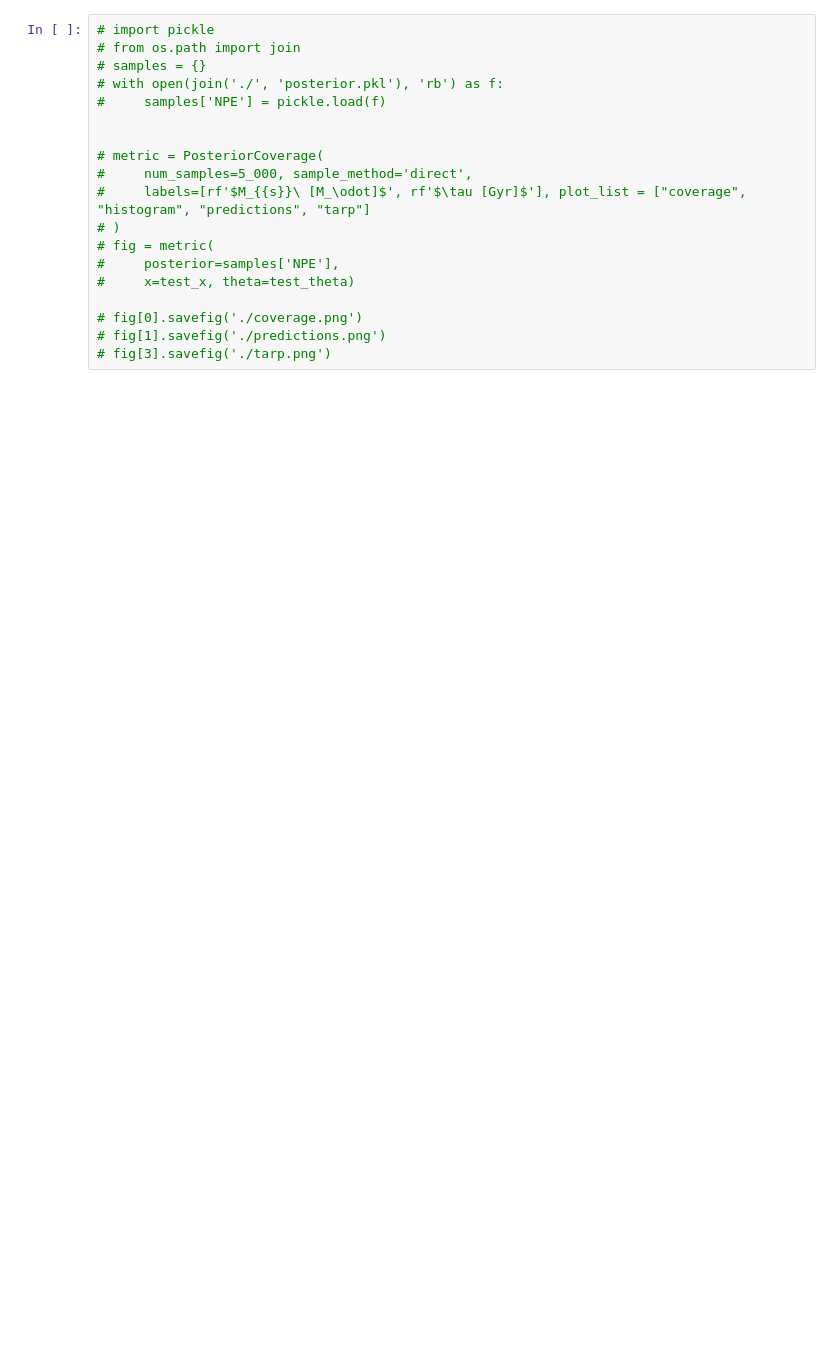
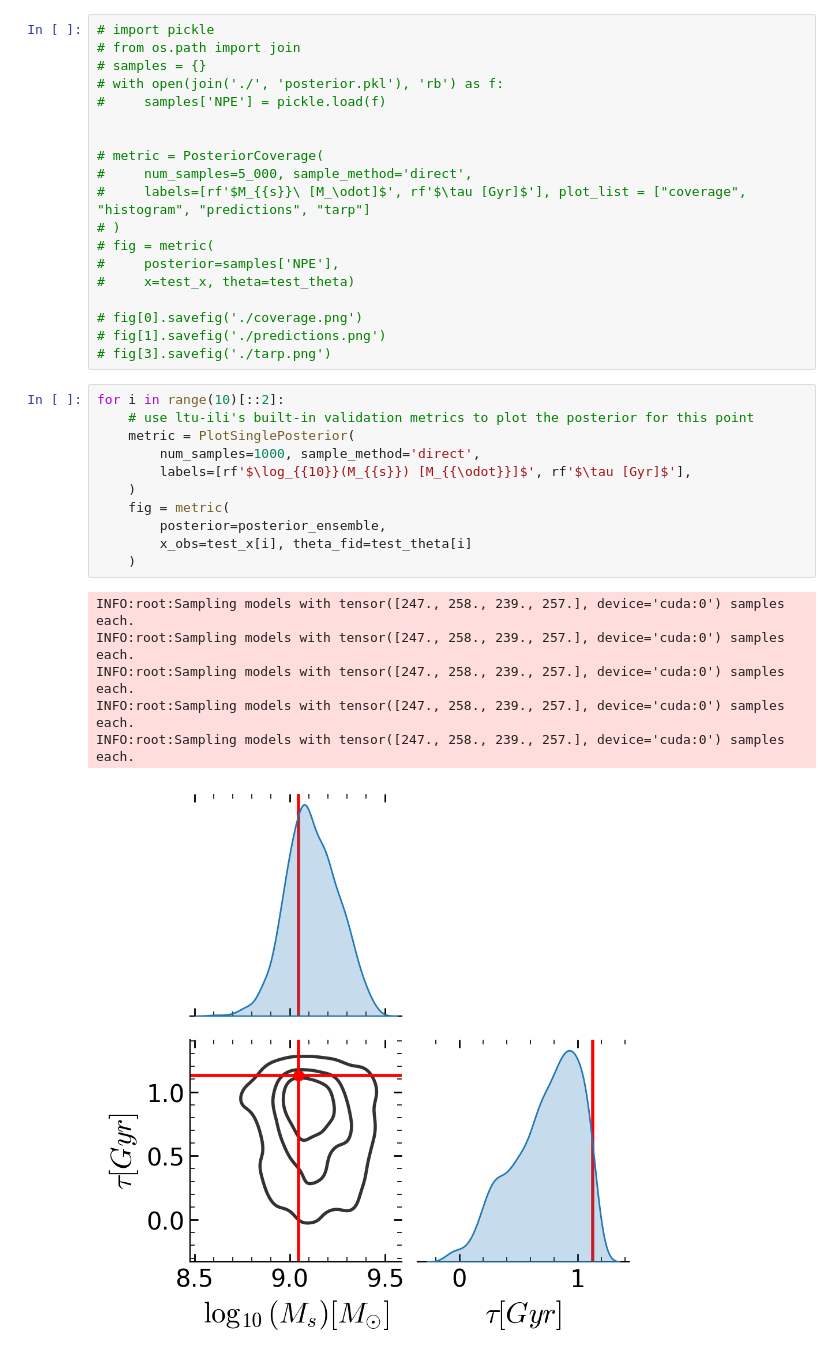
Before and after one commit to vepe99/CASBI, a Jupyter notebook: notebooks/ltu_ili_test/lampe/run.ipynb, the cells around one changed output. Saved outputs shown, nothing was run; the diff lists cells and outputs as text; blank space fills up the shorter version.

```diff
--- a/notebooks/ltu_ili_test/lampe/run.ipynb
+++ b/notebooks/ltu_ili_test/lampe/run.ipynb
@@ -383,3 +442,21 @@ fig[3].savefig('./tarp.png')
 # fig[0].savefig('./coverage.png')
 # fig[1].savefig('./predictions.png')
 # fig[3].savefig('./tarp.png')
+# %%
+for i in range(10)[::2]:
+    # use ltu-ili's built-in validation metrics to plot the posterior for this point
+    metric = PlotSinglePosterior(
+        num_samples=1000, sample_method='direct',
+        labels=[rf'$\log_{{10}}(M_{{s}}) [M_{{\odot}}]$', rf'$\tau [Gyr]$'],
+    )
+    fig = metric(
+        posterior=posterior_ensemble,
+        x_obs=test_x[i], theta_fid=test_theta[i]
+    )
+# %% [output]
+INFO:root:Sampling models with tensor([247., 258., 239., 257.], device='cuda:0') samples each.
+INFO:root:Sampling models with tensor([247., 258., 239., 257.], device='cuda:0') samples each.
+INFO:root:Sampling models with tensor([247., 258., 239., 257.], device='cuda:0') samples each.
+INFO:root:Sampling models with tensor([247., 258., 239., 257.], device='cuda:0') samples each.
+INFO:root:Sampling models with tensor([247., 258., 239., 257.], device='cuda:0') samples each.
+[figure, added]
```
Also changed, not shown: parts of 11 cells of this notebook, 1 other file.
